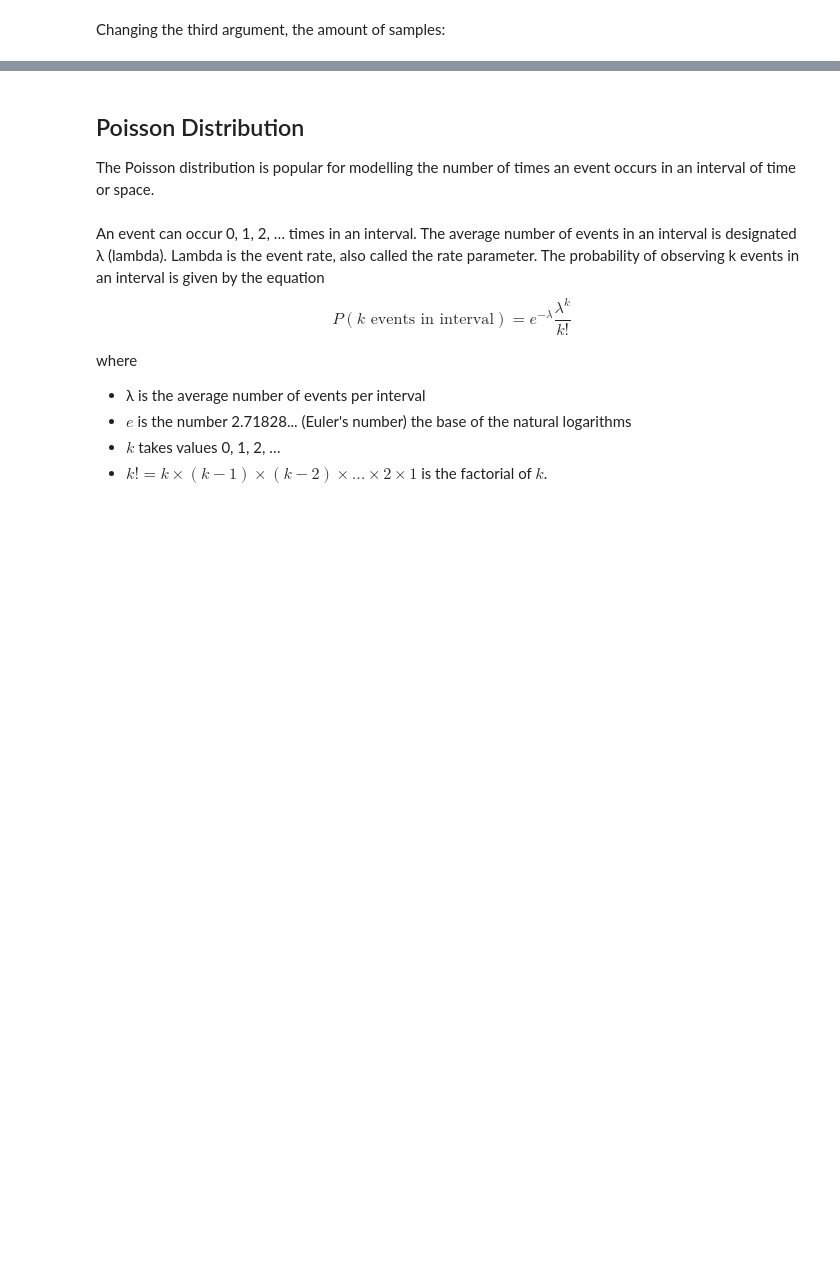
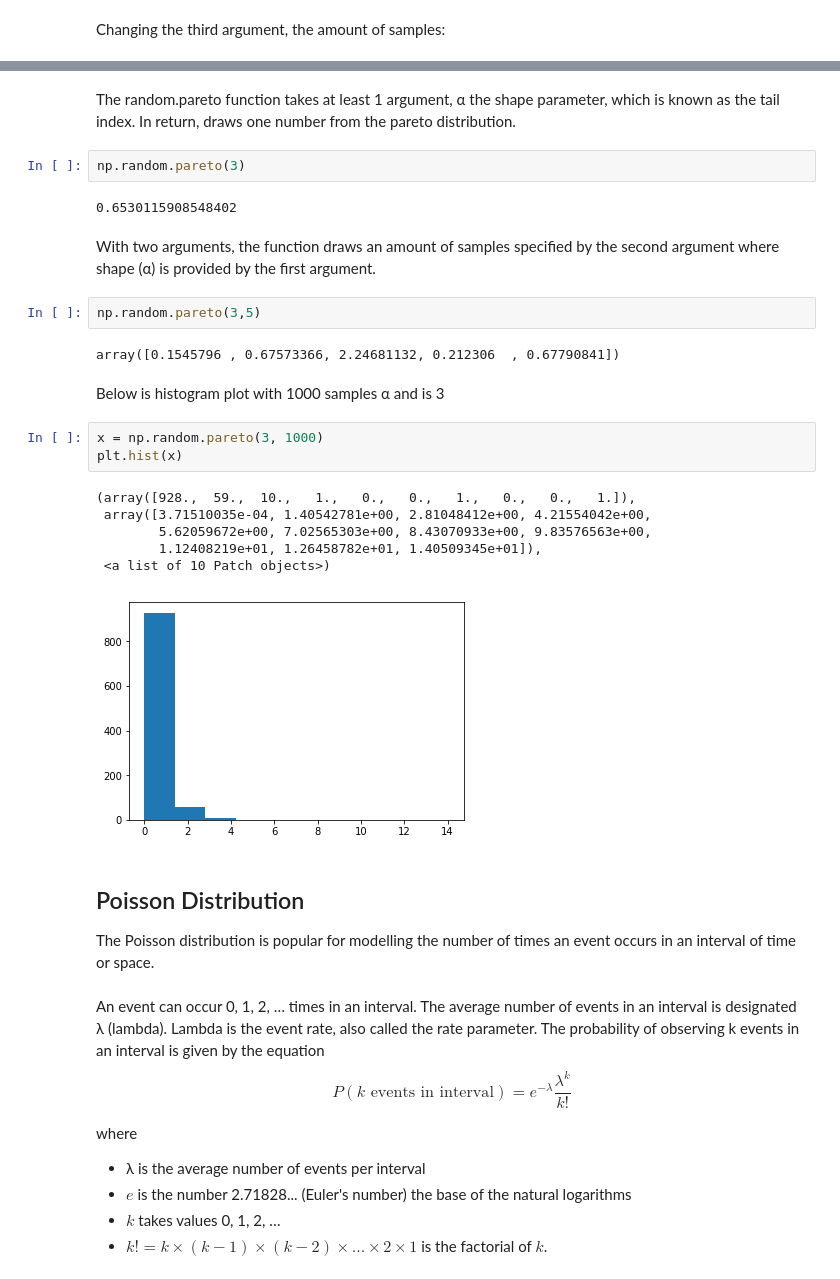
Before and after one commit to cadel560x/EmergingTechAssignments, a Jupyter notebook: numpy-random.ipynb, the cells around one changed output, grey strips where cells are left out. Drawn from its saved outputs; the diff is of its cells as text; blank space fills up the shorter version.

Commit message:
Pareto distribution completed

```diff
--- a/numpy-random.ipynb
+++ b/numpy-random.ipynb
@@ -185,3 +206,27 @@ plt.hist(x)
+# %% [markdown]
+The random.pareto function takes at least 1 argument, α the shape parameter, which is known as the tail index. In return, draws one number from the pareto distribution.
+# %%
+np.random.pareto(3)
+# %% [output]
+0.6530115908548402
+# %% [markdown]
+With two arguments, the function draws an amount of samples specified by the second argument where shape (α) is provided by the first argument.
+# %%
+np.random.pareto(3,5)
+# %% [output]
+array([0.1545796 , 0.67573366, 2.24681132, 0.212306  , 0.67790841])
+# %% [markdown]
+Below is histogram plot with 1000 samples α and is 3
+# %%
+x = np.random.pareto(3, 1000)
+plt.hist(x)
+# %% [output]
+(array([928.,  59.,  10.,   1.,   0.,   0.,   1.,   0.,   0.,   1.]),
+ array([3.71510035e-04, 1.40542781e+00, 2.81048412e+00, 4.21554042e+00,
+        5.62059672e+00, 7.02565303e+00, 8.43070933e+00, 9.83576563e+00,
+        1.12408219e+01, 1.26458782e+01, 1.40509345e+01]),
+ <a list of 10 Patch objects>)
+[figure, added]
 # %% [markdown]
 ## Poisson Distribution
 
```
Also changed, not shown: parts of 30 cells of this notebook.
